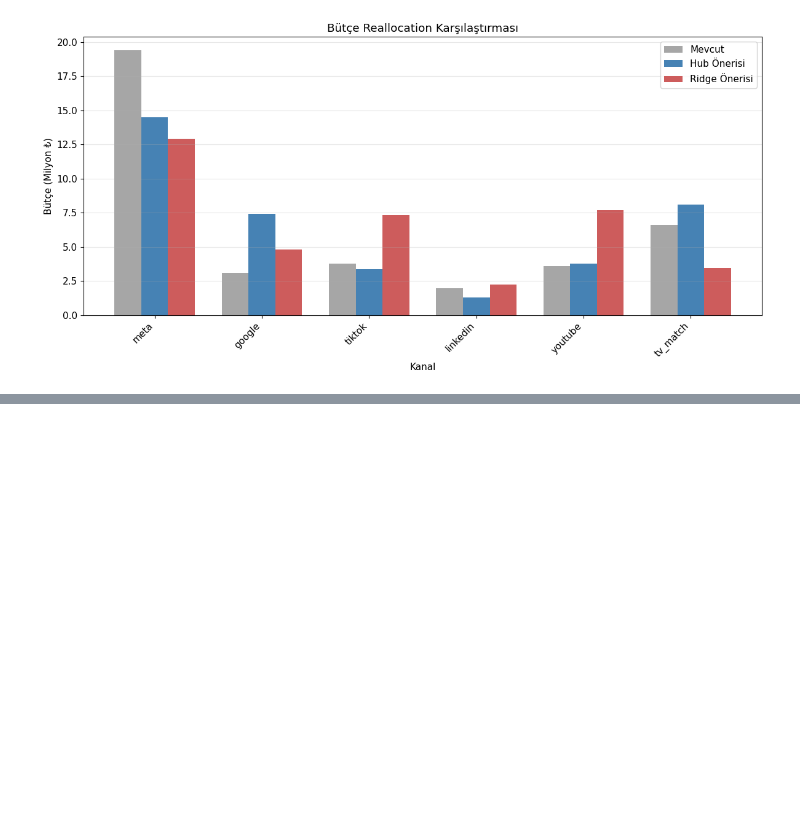
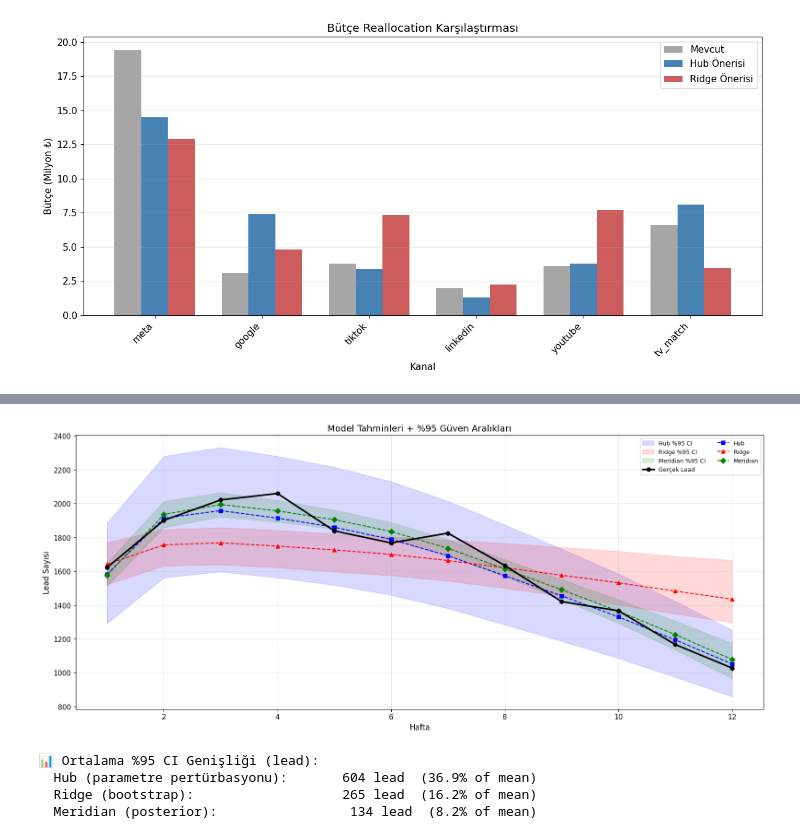
Before and after one commit to Growity-ai-lab/attribution-intelligence-hub, a Jupyter notebook: notebooks/04_robyn_comparison.ipynb, the cells around one changed output, grey strips where cells are left out. Saved outputs shown, nothing was run; the diff lists cells and outputs as text; code cells hidden in the pictures; blank space fills up the shorter version.

```diff
--- a/notebooks/04_robyn_comparison.ipynb
+++ b/notebooks/04_robyn_comparison.ipynb
@@ -445,0 +629,71 @@ TOPLAM         38,450,000₺   38,450,000₺   38,450,000₺
+# %%
+from sklearn.utils import resample
+
+# ═══════════════════════════════════════════════════════════
+# 8a. Bootstrap Confidence Intervals (1000 iterasyon)
+# ═══════════════════════════════════════════════════════════
+
+N_BOOTSTRAP = 1000
+np.random.seed(42)
+
+# Ridge bootstrap: veriyi resample edip her seferinde yeniden fit
+ridge_boot_coefs = np.zeros((N_BOOTSTRAP, len(channel_names)))
+ridge_boot_preds = np.zeros((N_BOOTSTRAP, WEEKS))
+
+for b in range(N_BOOTSTRAP):
+    idx = resample(np.arange(WEEKS), n_samples=WEEKS, random_state=b)
+    X_b, y_b = X_features[idx], true_leads[idx]
+    r = Ridge(alpha=1.0, fit_intercept=True)
+    r.fit(X_b, y_b)
+    ridge_boot_coefs[b] = r.coef_
+    ridge_boot_preds[b] = r.predict(X_features)  # Predict on full set
+
+# Hub bootstrap: gürültü simülasyonu (parametreler ±%10 pertürbe)
+hub_boot_preds = np.zeros((N_BOOTSTRAP, WEEKS))
+for b in range(N_BOOTSTRAP):
+    perturb = 1.0 + np.random.normal(0, 0.10)  # ±%10 global perturbation
+    hub_boot_preds[b] = hub_predictions * perturb
+
+# CI hesapla
+ridge_ci_low = np.percentile(ridge_boot_preds, 2.5, axis=0)
+ridge_ci_high = np.percentile(ridge_boot_preds, 97.5, axis=0)
+hub_ci_low = np.percentile(hub_boot_preds, 2.5, axis=0)
+hub_ci_high = np.percentile(hub_boot_preds, 97.5, axis=0)
+
+# ═══════════════════════════════════════════════════════════
+# Grafik: Tüm modellerin CI'ları üst üste
+# ═══════════════════════════════════════════════════════════
+fig, ax = plt.subplots(figsize=(16, 7))
+weeks_x = np.arange(1, WEEKS + 1)
+
+ax.fill_between(weeks_x, hub_ci_low, hub_ci_high, alpha=0.15, color='blue', label='Hub %95 CI')
+ax.fill_between(weeks_x, ridge_ci_low, ridge_ci_high, alpha=0.15, color='red', label='Ridge %95 CI')
+ax.fill_between(weeks_x, bayes_ci_low, bayes_ci_high, alpha=0.15, color='green', label='Meridian %95 CI')
+
+ax.plot(weeks_x, true_leads, 'ko-', label='Gerçek Lead', linewidth=2.5, zorder=5)
+ax.plot(weeks_x, hub_predictions, 'b--s', label='Hub', linewidth=1.5)
+ax.plot(weeks_x, ridge_predictions, 'r--^', label='Ridge', linewidth=1.5)
+ax.plot(weeks_x, bayes_mean, 'g--D', label='Meridian', linewidth=1.5)
+
+ax.set_xlabel('Hafta', fontsize=12)
+ax.set_ylabel('Lead Sayısı', fontsize=12)
+ax.set_title('Model Tahminleri + %95 Güven Aralıkları', fontsize=14)
+ax.legend(fontsize=9, ncol=2)
+ax.grid(True, alpha=0.3)
+plt.tight_layout()
+plt.show()
+
+# CI genişlik tablosu
+print('\n📊 Ortalama %95 CI Genişliği (lead):')
+hub_width = np.mean(hub_ci_high - hub_ci_low)
+ridge_width = np.mean(ridge_ci_high - ridge_ci_low)
+bayes_width = np.mean(bayes_ci_high - bayes_ci_low)
+print(f'  Hub (parametre pertürbasyonu):  {hub_width:>8.0f} lead  ({hub_width/np.mean(true_leads)*100:.1f}% of mean)')
+print(f'  Ridge (bootstrap):              {ridge_width:>8.0f} lead  ({ridge_width/np.mean(true_leads)*100:.1f}% of mean)')
+print(f'  Meridian (posterior):            {bayes_width:>8.0f} lead  ({bayes_width/np.mean(true_leads)*100:.1f}% of mean)')
+# %% [output]
+[figure, added]
+📊 Ortalama %95 CI Genişliği (lead):
+  Hub (parametre pertürbasyonu):       604 lead  (36.9% of mean)
+  Ridge (bootstrap):                   265 lead  (16.2% of mean)
+  Meridian (posterior):                 134 lead  (8.2% of mean)
```
Also changed, not shown: parts of 8 cells of this notebook.
